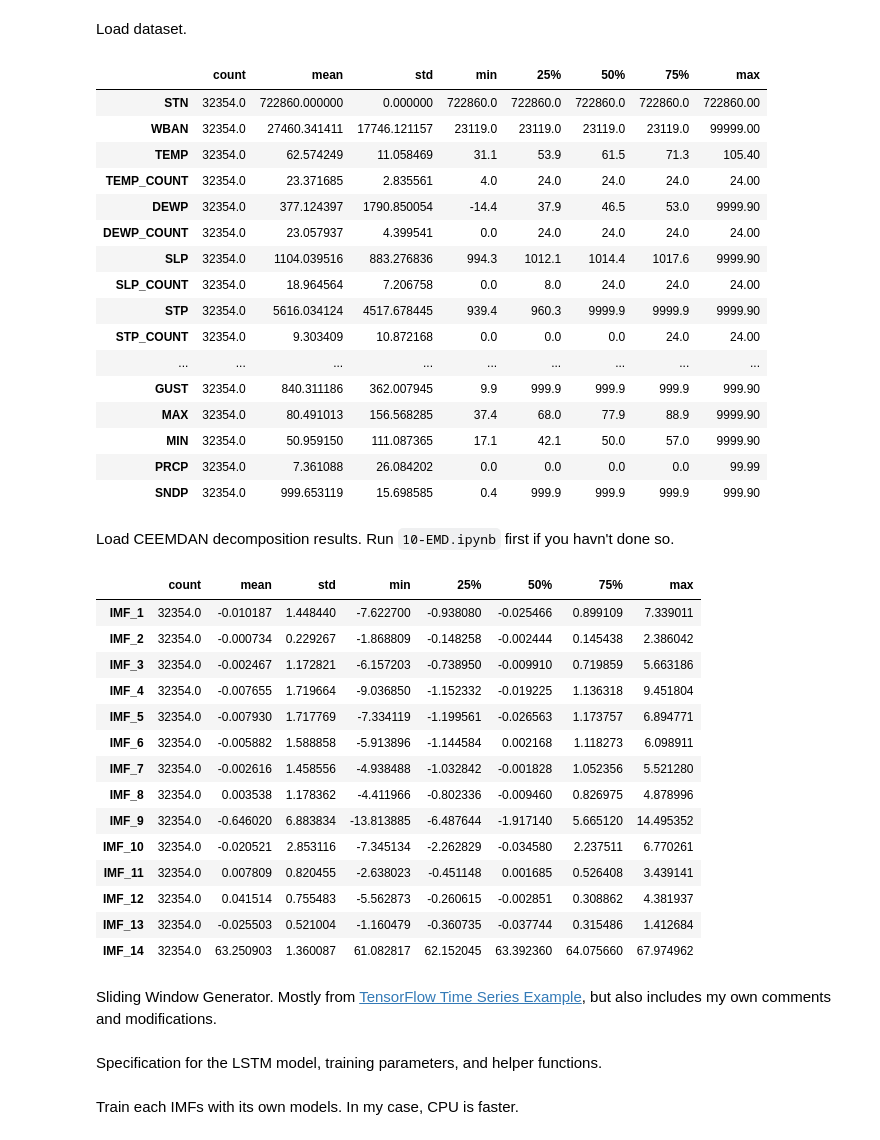
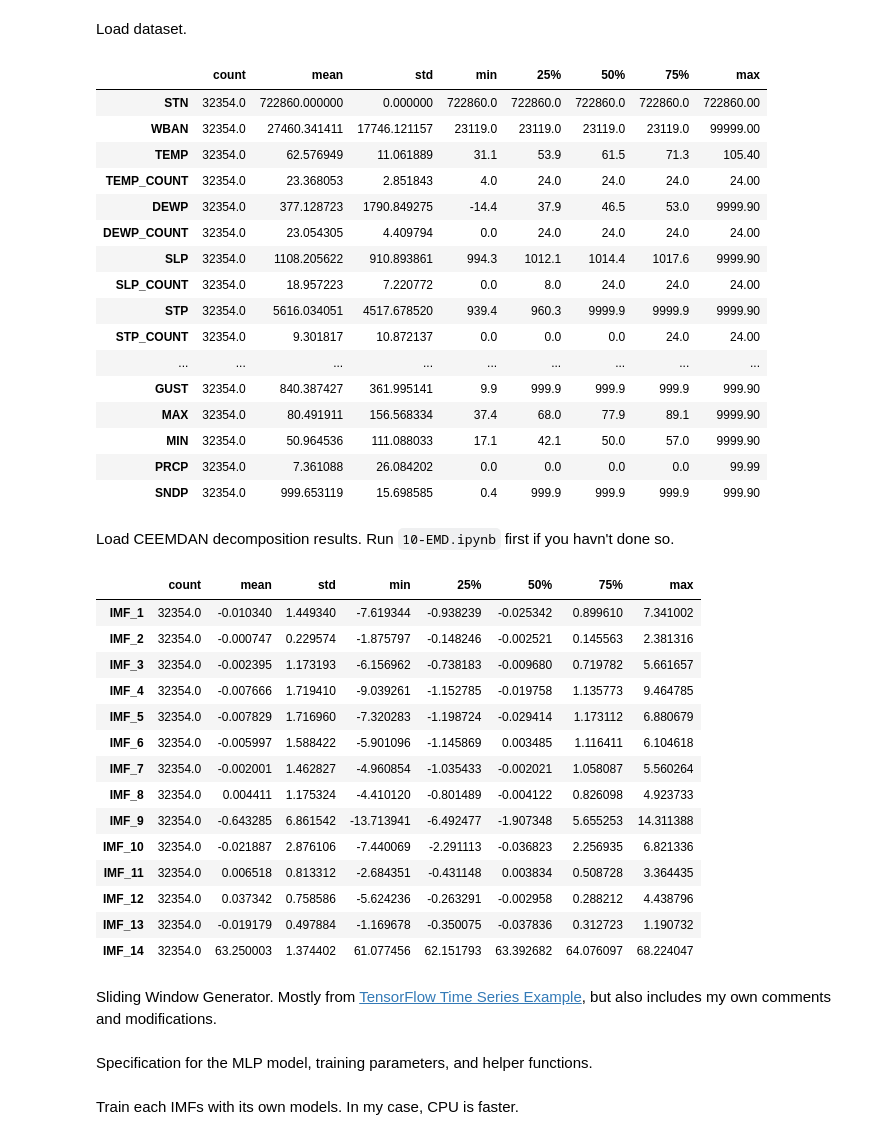
Before and after one commit to 2021-cis-itml-cc/climate, a Jupyter notebook: 12-MLP.ipynb, the cells around one changed output. Drawn from its saved outputs; the diff is of its cells as text; code cells hidden in the pictures.

```diff
--- a/12-MLP.ipynb
+++ b/12-MLP.ipynb
@@ -23,24 +23,24 @@ Load dataset.
 # %%
 STATION = "722860"
 ds = gsod.GsodDataset("runtime/GSOD")
-interpolated = ds.read_continuous(stn=STATION, year="????", interpolate=True)
-interpolated.describe().T
+filled = ds.read_continuous(stn=STATION, year="????", fill="ffill")
+filled.describe().T
 # %% [output]
 |  | count | mean | std | min | 25% | 50% | 75% | max |
 | STN | 32354.0 | 722860.000000 | 0.000000 | 722860.0 | 722860.0 | 722860.0 | 722860.0 | 722860.00 |
 | WBAN | 32354.0 | 27460.341411 | 17746.121157 | 23119.0 | 23119.0 | 23119.0 | 23119.0 | 99999.00 |
-| TEMP | 32354.0 | 62.574249 | 11.058469 | 31.1 | 53.9 | 61.5 | 71.3 | 105.40 |
-| TEMP_COUNT | 32354.0 | 23.371685 | 2.835561 | 4.0 | 24.0 | 24.0 | 24.0 | 24.00 |
-| DEWP | 32354.0 | 377.124397 | 1790.850054 | -14.4 | 37.9 | 46.5 | 53.0 | 9999.90 |
-| DEWP_COUNT | 32354.0 | 23.057937 | 4.399541 | 0.0 | 24.0 | 24.0 | 24.0 | 24.00 |
-| SLP | 32354.0 | 1104.039516 | 883.276836 | 994.3 | 1012.1 | 1014.4 | 1017.6 | 9999.90 |
-| SLP_COUNT | 32354.0 | 18.964564 | 7.206758 | 0.0 | 8.0 | 24.0 | 24.0 | 24.00 |
-| STP | 32354.0 | 5616.034124 | 4517.678445 | 939.4 | 960.3 | 9999.9 | 9999.9 | 9999.90 |
-| STP_COUNT | 32354.0 | 9.303409 | 10.872168 | 0.0 | 0.0 | 0.0 | 24.0 | 24.00 |
+| TEMP | 32354.0 | 62.576949 | 11.061889 | 31.1 | 53.9 | 61.5 | 71.3 | 105.40 |
+| TEMP_COUNT | 32354.0 | 23.368053 | 2.851843 | 4.0 | 24.0 | 24.0 | 24.0 | 24.00 |
+| DEWP | 32354.0 | 377.128723 | 1790.849275 | -14.4 | 37.9 | 46.5 | 53.0 | 9999.90 |
+| DEWP_COUNT | 32354.0 | 23.054305 | 4.409794 | 0.0 | 24.0 | 24.0 | 24.0 | 24.00 |
+| SLP | 32354.0 | 1108.205622 | 910.893861 | 994.3 | 1012.1 | 1014.4 | 1017.6 | 9999.90 |
+| SLP_COUNT | 32354.0 | 18.957223 | 7.220772 | 0.0 | 8.0 | 24.0 | 24.0 | 24.00 |
+| STP | 32354.0 | 5616.034051 | 4517.678520 | 939.4 | 960.3 | 9999.9 | 9999.9 | 9999.90 |
+| STP_COUNT | 32354.0 | 9.301817 | 10.872137 | 0.0 | 0.0 | 0.0 | 24.0 | 24.00 |
 | ... | ... | ... | ... | ... | ... | ... | ... | ... |
-| GUST | 32354.0 | 840.311186 | 362.007945 | 9.9 | 999.9 | 999.9 | 999.9 | 999.90 |
-| MAX | 32354.0 | 80.491013 | 156.568285 | 37.4 | 68.0 | 77.9 | 88.9 | 9999.90 |
-| MIN | 32354.0 | 50.959150 | 111.087365 | 17.1 | 42.1 | 50.0 | 57.0 | 9999.90 |
+| GUST | 32354.0 | 840.387427 | 361.995141 | 9.9 | 999.9 | 999.9 | 999.9 | 999.90 |
+| MAX | 32354.0 | 80.491911 | 156.568334 | 37.4 | 68.0 | 77.9 | 89.1 | 9999.90 |
+| MIN | 32354.0 | 50.964536 | 111.088033 | 17.1 | 42.1 | 50.0 | 57.0 | 9999.90 |
 | PRCP | 32354.0 | 7.361088 | 26.084202 | 0.0 | 0.0 | 0.0 | 0.0 | 99.99 |
 | SNDP | 32354.0 | 999.653119 | 15.698585 | 0.4 | 999.9 | 999.9 | 999.9 | 999.90 |
 # %% [markdown]
@@ -49,27 +49,27 @@ Run `10-EMD.ipynb` first if you havn't done so.
 # %%
 imfs_array = np.load("runtime/imfs.npy")
 imfs = pd.DataFrame(imfs_array.T,
                     columns=[f"IMF_{n+1}" for n in range(len(imfs_array))])
-imfs.index = interpolated.index
-dataframe = pd.merge(interpolated, imfs, how="left",
+imfs.index = filled.index
+dataframe = pd.merge(filled, imfs, how="left",
                      left_index=True, right_index=True)
 imfs.describe().T
 # %% [output]
 |  | count | mean | std | min | 25% | 50% | 75% | max |
-| IMF_1 | 32354.0 | -0.010187 | 1.448440 | -7.622700 | -0.938080 | -0.025466 | 0.899109 | 7.339011 |
-| IMF_2 | 32354.0 | -0.000734 | 0.229267 | -1.868809 | -0.148258 | -0.002444 | 0.145438 | 2.386042 |
-| IMF_3 | 32354.0 | -0.002467 | 1.172821 | -6.157203 | -0.738950 | -0.009910 | 0.719859 | 5.663186 |
-| IMF_4 | 32354.0 | -0.007655 | 1.719664 | -9.036850 | -1.152332 | -0.019225 | 1.136318 | 9.451804 |
-| IMF_5 | 32354.0 | -0.007930 | 1.717769 | -7.334119 | -1.199561 | -0.026563 | 1.173757 | 6.894771 |
-| IMF_6 | 32354.0 | -0.005882 | 1.588858 | -5.913896 | -1.144584 | 0.002168 | 1.118273 | 6.098911 |
-| IMF_7 | 32354.0 | -0.002616 | 1.458556 | -4.938488 | -1.032842 | -0.001828 | 1.052356 | 5.521280 |
-| IMF_8 | 32354.0 | 0.003538 | 1.178362 | -4.411966 | -0.802336 | -0.009460 | 0.826975 | 4.878996 |
-| IMF_9 | 32354.0 | -0.646020 | 6.883834 | -13.813885 | -6.487644 | -1.917140 | 5.665120 | 14.495352 |
-| IMF_10 | 32354.0 | -0.020521 | 2.853116 | -7.345134 | -2.262829 | -0.034580 | 2.237511 | 6.770261 |
-| IMF_11 | 32354.0 | 0.007809 | 0.820455 | -2.638023 | -0.451148 | 0.001685 | 0.526408 | 3.439141 |
-| IMF_12 | 32354.0 | 0.041514 | 0.755483 | -5.562873 | -0.260615 | -0.002851 | 0.308862 | 4.381937 |
-| IMF_13 | 32354.0 | -0.025503 | 0.521004 | -1.160479 | -0.360735 | -0.037744 | 0.315486 | 1.412684 |
-| IMF_14 | 32354.0 | 63.250903 | 1.360087 | 61.082817 | 62.152045 | 63.392360 | 64.075660 | 67.974962 |
+| IMF_1 | 32354.0 | -0.010340 | 1.449340 | -7.619344 | -0.938239 | -0.025342 | 0.899610 | 7.341002 |
+| IMF_2 | 32354.0 | -0.000747 | 0.229574 | -1.875797 | -0.148246 | -0.002521 | 0.145563 | 2.381316 |
+| IMF_3 | 32354.0 | -0.002395 | 1.173193 | -6.156962 | -0.738183 | -0.009680 | 0.719782 | 5.661657 |
+| IMF_4 | 32354.0 | -0.007666 | 1.719410 | -9.039261 | -1.152785 | -0.019758 | 1.135773 | 9.464785 |
+| IMF_5 | 32354.0 | -0.007829 | 1.716960 | -7.320283 | -1.198724 | -0.029414 | 1.173112 | 6.880679 |
+| IMF_6 | 32354.0 | -0.005997 | 1.588422 | -5.901096 | -1.145869 | 0.003485 | 1.116411 | 6.104618 |
+| IMF_7 | 32354.0 | -0.002001 | 1.462827 | -4.960854 | -1.035433 | -0.002021 | 1.058087 | 5.560264 |
+| IMF_8 | 32354.0 | 0.004411 | 1.175324 | -4.410120 | -0.801489 | -0.004122 | 0.826098 | 4.923733 |
+| IMF_9 | 32354.0 | -0.643285 | 6.861542 | -13.713941 | -6.492477 | -1.907348 | 5.655253 | 14.311388 |
+| IMF_10 | 32354.0 | -0.021887 | 2.876106 | -7.440069 | -2.291113 | -0.036823 | 2.256935 | 6.821336 |
+| IMF_11 | 32354.0 | 0.006518 | 0.813312 | -2.684351 | -0.431148 | 0.003834 | 0.508728 | 3.364435 |
+| IMF_12 | 32354.0 | 0.037342 | 0.758586 | -5.624236 | -0.263291 | -0.002958 | 0.288212 | 4.438796 |
+| IMF_13 | 32354.0 | -0.019179 | 0.497884 | -1.169678 | -0.350075 | -0.037836 | 0.312723 | 1.190732 |
+| IMF_14 | 32354.0 | 63.250003 | 1.374402 | 61.077456 | 62.151793 | 63.392682 | 64.076097 | 68.224047 |
 # %% [markdown]
 Sliding Window Generator.
 Mostly from [TensorFlow Time Series Example](https://www.tensorflow.org/tutorials/structured_data/time_series),
@@ -265,7 +265,7 @@ class WindowGenerator:
                      + f"{dataset.capitalize()} Set - Station {STATION}")
         plt.xlabel("Days")
 # %% [markdown]
-Specification for the LSTM model, training parameters, and helper functions.
+Specification for the MLP model, training parameters, and helper functions.
 # %%
 WIDTH = 7
 MAX_EPOCHS = 100
```
Also changed, not shown: parts of 2 cells of this notebook, 5 other files.
